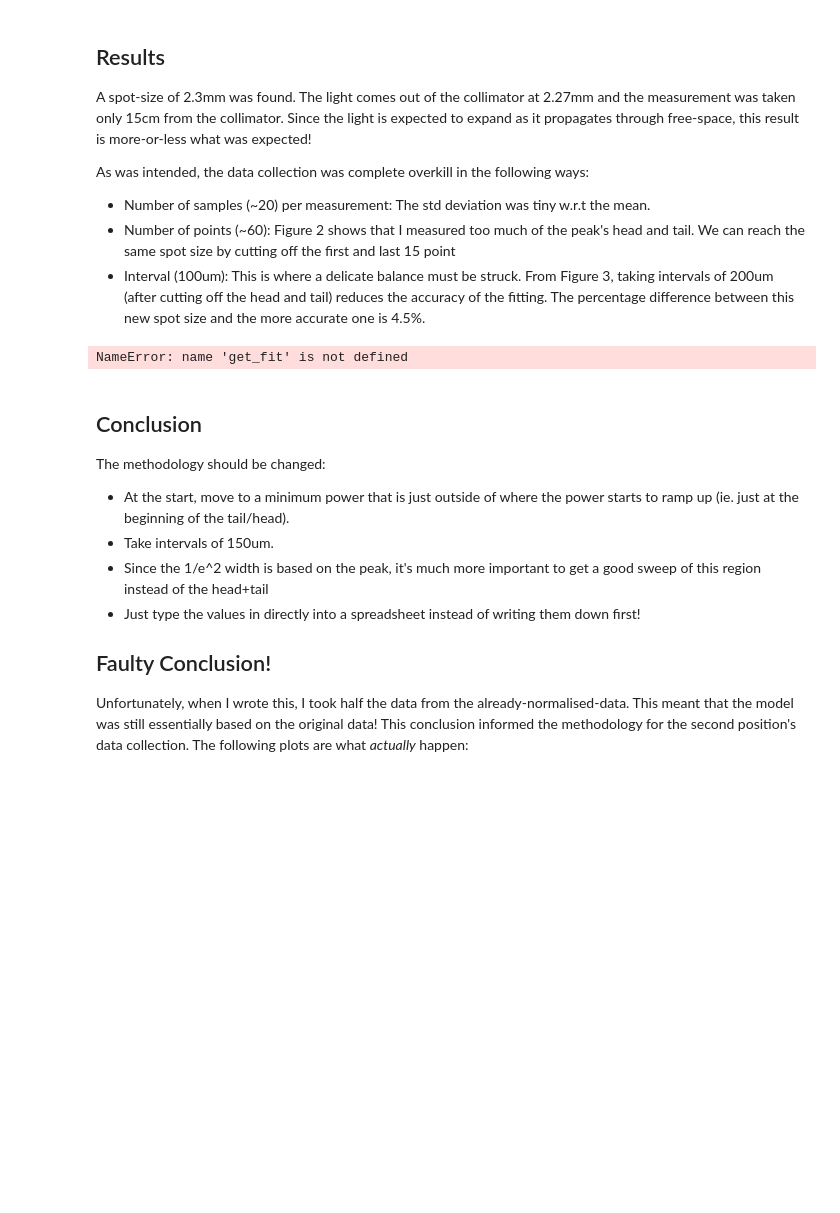
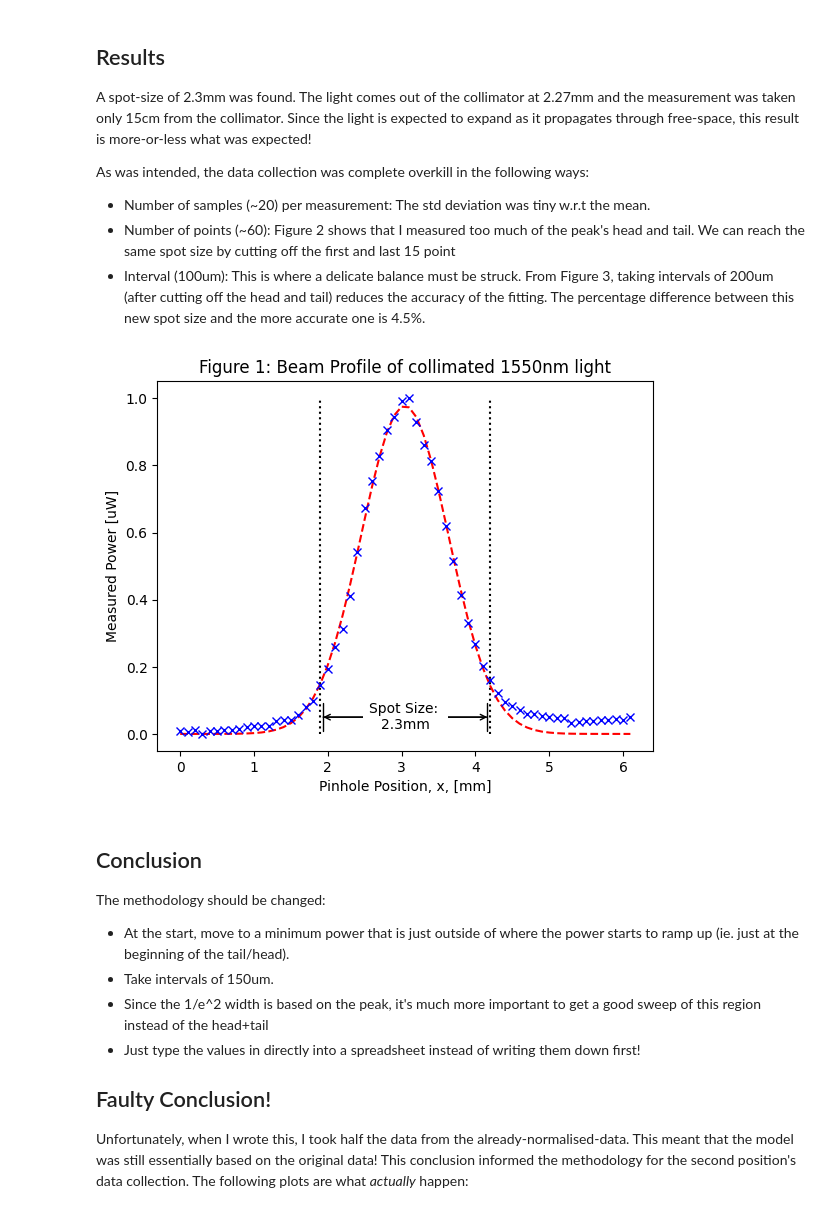
Before and after one commit to 0rmond/Beam-Profile, a Jupyter notebook: Manual-Beam-Profile.ipynb, the cells around one changed output. Cells and saved outputs as stored; diff of their text form; code cells hidden in the pictures; blank space fills up the shorter version.

```diff
--- a/Manual-Beam-Profile.ipynb
+++ b/Manual-Beam-Profile.ipynb
@@ -25,18 +25,19 @@ As was intended, the data collection was complete overkill in the following ways
 # %%
 from analyse import get_data, normalise_data
 from plot import plot_results
 import matplotlib.pyplot as plt
-df = get_data("./Data/","first-recording.csv", ',')
+df = get_data("./Data/","first-recording.csv")
 
 norm_data = normalise_data(df)
 half_the_data = norm_data.iloc[15:45]
 large_intervals = half_the_data.iloc[::2]
 plot_results(norm_data, "Figure 1: Beam Profile of collimated 1550nm light")
+plt.savefig("manual-results.png")
 #plot_results(half_the_data, "Figure 2: Same profile with reduced 'head' and 'tail'")
 #plot_results(large_intervals, "Figure 3: Same profile with reduced 'head' & 'tail' and half the data points")
 plt.show()
 # %% [output]
-NameError: name 'get_fit' is not defined
+[figure, added]
 # %% [markdown]
 ## Conclusion
 
```
Also changed, not shown: parts of 2 cells of this notebook, 7 other files.
